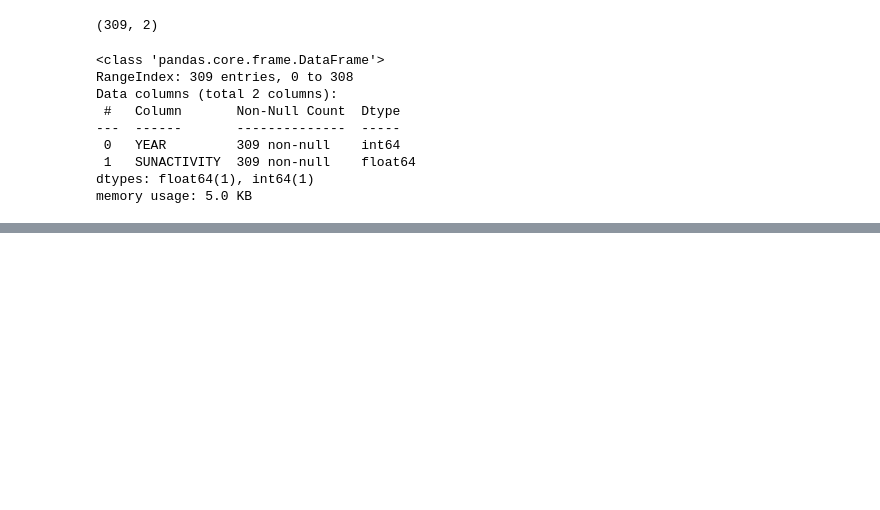
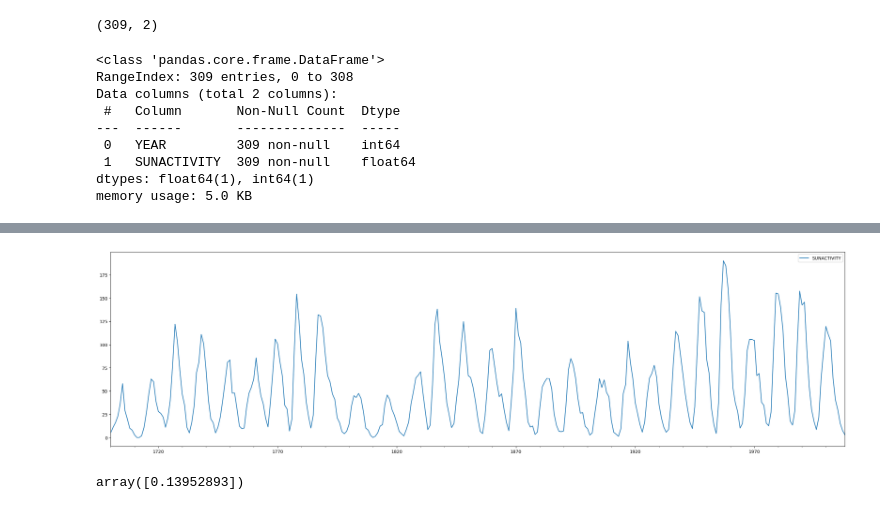
Before and after one commit to Takato-1887/Time_Series_-Analysis_Projects, a Jupyter notebook: Times_series_Project_1/Time_Series_Project1.ipynb, the cells around one changed output, grey strips where cells are left out. Saved outputs shown, nothing was run; the diff lists cells and outputs as text; code cells hidden in the pictures; blank space fills up the shorter version.

Commit message:
Update Time_Series_Project1.ipynb
Added ARIMA Model for the analysis

```diff
--- a/Times_series_Project_1/Time_Series_Project1.ipynb
+++ b/Times_series_Project_1/Time_Series_Project1.ipynb
@@ -53,0 +56,5 @@ memory usage: 5.0 KB
+# %%
+#we will convert the year column into a date-time object
+df.index = pd.Index(sm.tsa.datetools.dates_from_range('1700', '2008'))
+del df["YEAR"]
+df.head()
@@ -53,0 +68,13 @@ memory usage: 5.0 KB
+# %%
+#plotting the data o have a basic look at the distribution
+# show plots in the notebook
+%matplotlib inline
+df.plot(figsize=(30,8));
+# %% [output]
+[figure, added]
+# %%
+# Durbin-Watson statistic value lies in the 0-4 range, with a value near two indicating no first-order serial correlation.
+#Positive serial correlation is associated with DW values below 2 and negative serial correlation with DW values above 2.
+sm.stats.durbin_watson(df)
+# %% [output]
+array([0.13952893])
```
Also changed, not shown: parts of 9 cells of this notebook.
